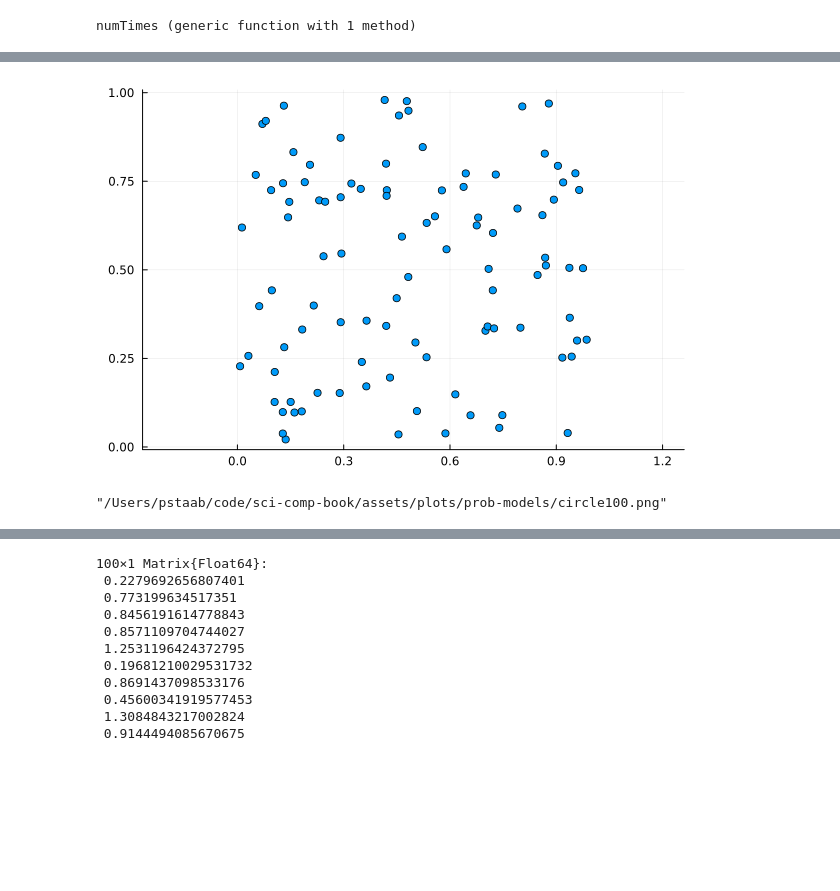
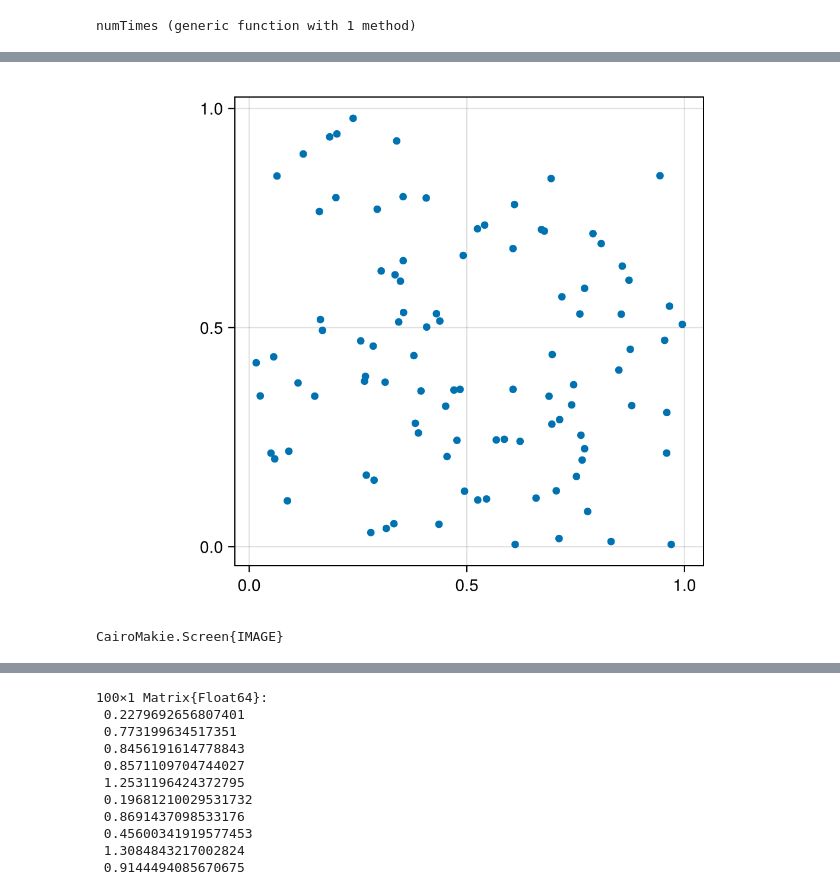
Before and after one commit to pstaabp/sci-comp-book, a Jupyter notebook: julia-output/prob-models.ipynb, the cells around one changed output, grey strips where cells are left out. Saved outputs shown, nothing was run; the diff lists cells and outputs as text; code cells hidden in the pictures; blank space fills up the shorter version.

```diff
--- a/julia-output/prob-models.ipynb
+++ b/julia-output/prob-models.ipynb
@@ -290,9 +286,12 @@ numTimes(10_000)
 # %%
 pts=rand(100,2)
-scatter(pts[:,1],pts[:,2], aspect_ratio=:equal, legend=false)
+fig = Figure()
+ax = Axis(fig[1,1], aspect = 1)
+scatter!(ax, pts[:,1],pts[:,2])
+fig
 # %% [output]
-[figure, old version]
+[figure, new version]
 # %%
-savefig("../assets/plots/prob-models/circle100.png")
+save("../assets/plots/prob-models/circle100.png", fig)
 # %% [output]
-"/Users/pstaab/code/sci-comp-book/assets/plots/prob-models/circle100.png"
+CairoMakie.Screen{IMAGE}
```
Also changed, not shown: parts of 13 cells of this notebook, 16 other files.
